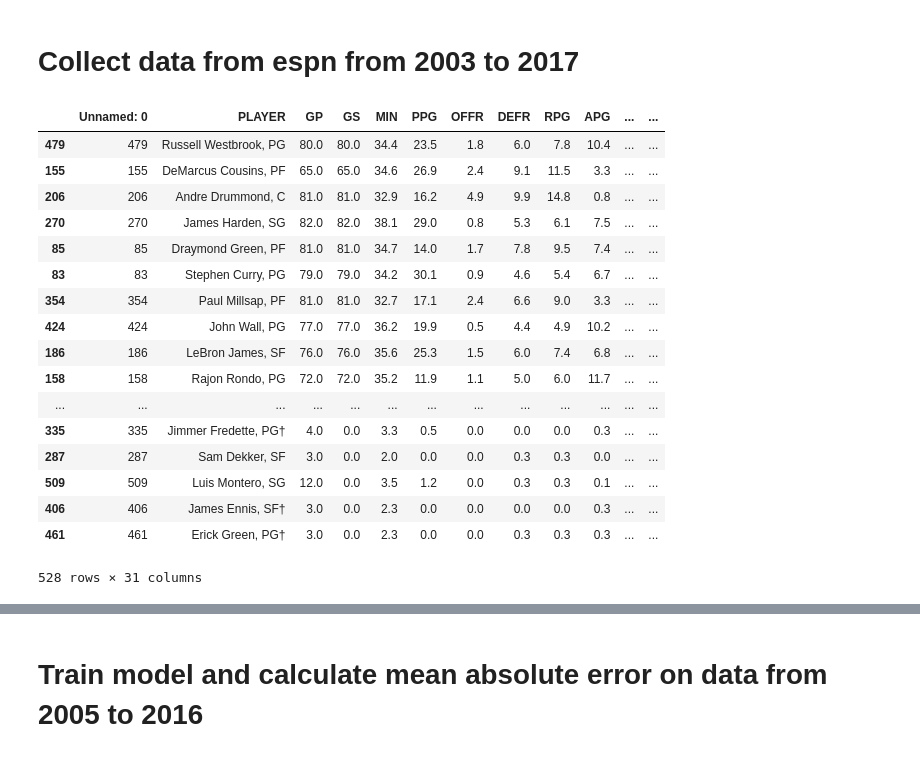
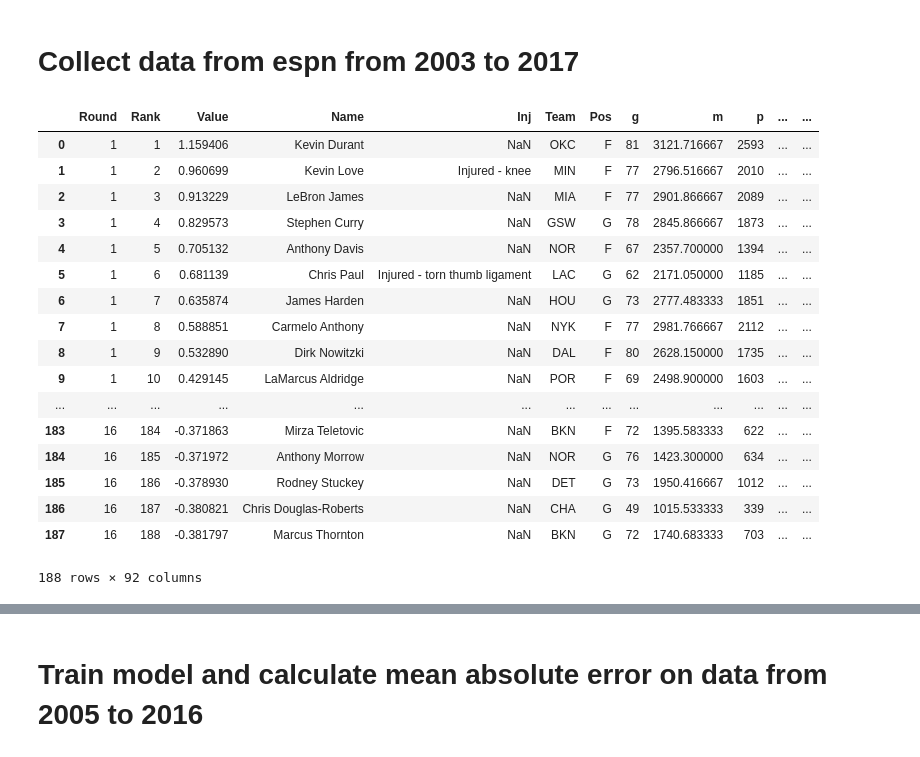
Before and after one commit to benholtzmansmith/fantasy-basketball, a Jupyter notebook: FantasyBasketball.ipynb, the cells around one changed output, grey strips where cells are left out. Cells and saved outputs as stored; diff of their text form; code cells hidden in the pictures.

```diff
--- a/FantasyBasketball.ipynb
+++ b/FantasyBasketball.ipynb
@@ -91,24 +173,25 @@ for year in range(2003, 2018):
         df[column + "_Normalized"] = data
     df['scores_Normalized'] = df.iloc[:,15:].apply(sum, axis = 1)
     df.to_csv("player_stats_" + str(year) + ".csv")
-# %%
-pd.read_csv('player_stats_2016.csv').sort_values(by=['scores_Normalized'], ascending=False)
-# %% [output]
-|  | Unnamed: 0 | PLAYER | GP | GS | MIN | PPG | OFFR | DEFR | RPG | APG | ... | ... |
-| 479 | 479 | Russell Westbrook, PG | 80.0 | 80.0 | 34.4 | 23.5 | 1.8 | 6.0 | 7.8 | 10.4 | ... | ... |
-| 155 | 155 | DeMarcus Cousins, PF | 65.0 | 65.0 | 34.6 | 26.9 | 2.4 | 9.1 | 11.5 | 3.3 | ... | ... |
-| 206 | 206 | Andre Drummond, C | 81.0 | 81.0 | 32.9 | 16.2 | 4.9 | 9.9 | 14.8 | 0.8 | ... | ... |
-| 270 | 270 | James Harden, SG | 82.0 | 82.0 | 38.1 | 29.0 | 0.8 | 5.3 | 6.1 | 7.5 | ... | ... |
-| 85 | 85 | Draymond Green, PF | 81.0 | 81.0 | 34.7 | 14.0 | 1.7 | 7.8 | 9.5 | 7.4 | ... | ... |
-| 83 | 83 | Stephen Curry, PG | 79.0 | 79.0 | 34.2 | 30.1 | 0.9 | 4.6 | 5.4 | 6.7 | ... | ... |
-| 354 | 354 | Paul Millsap, PF | 81.0 | 81.0 | 32.7 | 17.1 | 2.4 | 6.6 | 9.0 | 3.3 | ... | ... |
-| 424 | 424 | John Wall, PG | 77.0 | 77.0 | 36.2 | 19.9 | 0.5 | 4.4 | 4.9 | 10.2 | ... | ... |
-| 186 | 186 | LeBron James, SF | 76.0 | 76.0 | 35.6 | 25.3 | 1.5 | 6.0 | 7.4 | 6.8 | ... | ... |
-| 158 | 158 | Rajon Rondo, PG | 72.0 | 72.0 | 35.2 | 11.9 | 1.1 | 5.0 | 6.0 | 11.7 | ... | ... |
-| ... | ... | ... | ... | ... | ... | ... | ... | ... | ... | ... | ... | ... |
-| 335 | 335 | Jimmer Fredette, PG† | 4.0 | 0.0 | 3.3 | 0.5 | 0.0 | 0.0 | 0.0 | 0.3 | ... | ... |
-| 287 | 287 | Sam Dekker, SF | 3.0 | 0.0 | 2.0 | 0.0 | 0.0 | 0.3 | 0.3 | 0.0 | ... | ... |
-| 509 | 509 | Luis Montero, SG | 12.0 | 0.0 | 3.5 | 1.2 | 0.0 | 0.3 | 0.3 | 0.1 | ... | ... |
-| 406 | 406 | James Ennis, SF† | 3.0 | 0.0 | 2.3 | 0.0 | 0.0 | 0.0 | 0.0 | 0.3 | ... | ... |
-| 461 | 461 | Erick Green, PG† | 3.0 | 0.0 | 2.3 | 0.0 | 0.0 | 0.3 | 0.3 | 0.3 | ... | ... |
-528 rows × 31 columns
+# %%
+df_2016 = pd.read_excel('monster_player_stats_2014.xls')
+df_2016
+# %% [output]
+|  | Round | Rank | Value | Name | Inj | Team | Pos | g | m | p | ... | ... |
+| 0 | 1 | 1 | 1.159406 | Kevin Durant | NaN | OKC | F | 81 | 3121.716667 | 2593 | ... | ... |
+| 1 | 1 | 2 | 0.960699 | Kevin Love | Injured - knee | MIN | F | 77 | 2796.516667 | 2010 | ... | ... |
+| 2 | 1 | 3 | 0.913229 | LeBron James | NaN | MIA | F | 77 | 2901.866667 | 2089 | ... | ... |
+| 3 | 1 | 4 | 0.829573 | Stephen Curry | NaN | GSW | G | 78 | 2845.866667 | 1873 | ... | ... |
+| 4 | 1 | 5 | 0.705132 | Anthony Davis | NaN | NOR | F | 67 | 2357.700000 | 1394 | ... | ... |
+| 5 | 1 | 6 | 0.681139 | Chris Paul | Injured - torn thumb ligament | LAC | G | 62 | 2171.050000 | 1185 | ... | ... |
+| 6 | 1 | 7 | 0.635874 | James Harden | NaN | HOU | G | 73 | 2777.483333 | 1851 | ... | ... |
+| 7 | 1 | 8 | 0.588851 | Carmelo Anthony | NaN | NYK | F | 77 | 2981.766667 | 2112 | ... | ... |
+| 8 | 1 | 9 | 0.532890 | Dirk Nowitzki | NaN | DAL | F | 80 | 2628.150000 | 1735 | ... | ... |
+| 9 | 1 | 10 | 0.429145 | LaMarcus Aldridge | NaN | POR | F | 69 | 2498.900000 | 1603 | ... | ... |
+| ... | ... | ... | ... | ... | ... | ... | ... | ... | ... | ... | ... | ... |
+| 183 | 16 | 184 | -0.371863 | Mirza Teletovic | NaN | BKN | F | 72 | 1395.583333 | 622 | ... | ... |
+| 184 | 16 | 185 | -0.371972 | Anthony Morrow | NaN | NOR | G | 76 | 1423.300000 | 634 | ... | ... |
+| 185 | 16 | 186 | -0.378930 | Rodney Stuckey | NaN | DET | G | 73 | 1950.416667 | 1012 | ... | ... |
+| 186 | 16 | 187 | -0.380821 | Chris Douglas-Roberts | NaN | CHA | G | 49 | 1015.533333 | 339 | ... | ... |
+| 187 | 16 | 188 | -0.381797 | Marcus Thornton | NaN | BKN | G | 72 | 1740.683333 | 703 | ... | ... |
+188 rows × 92 columns
```
Also changed, not shown: parts of 9 cells of this notebook, 16 other files.
